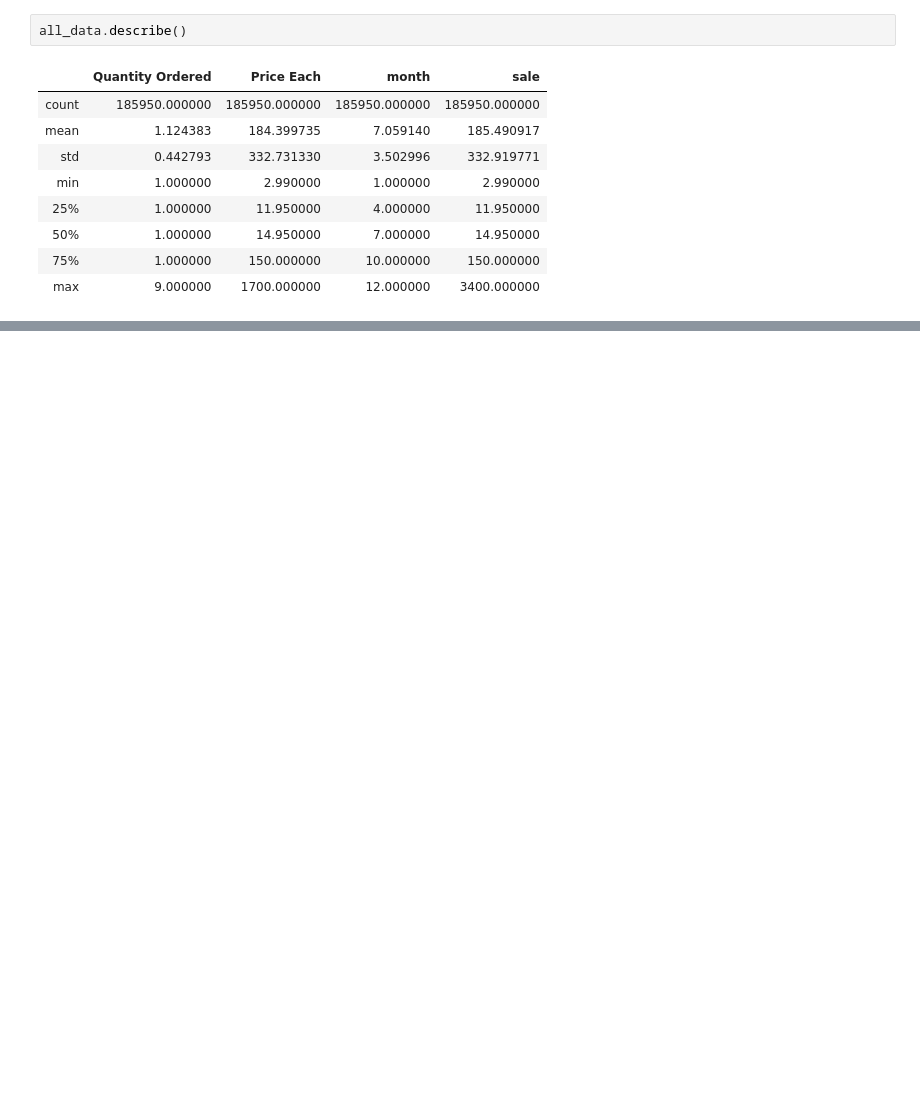
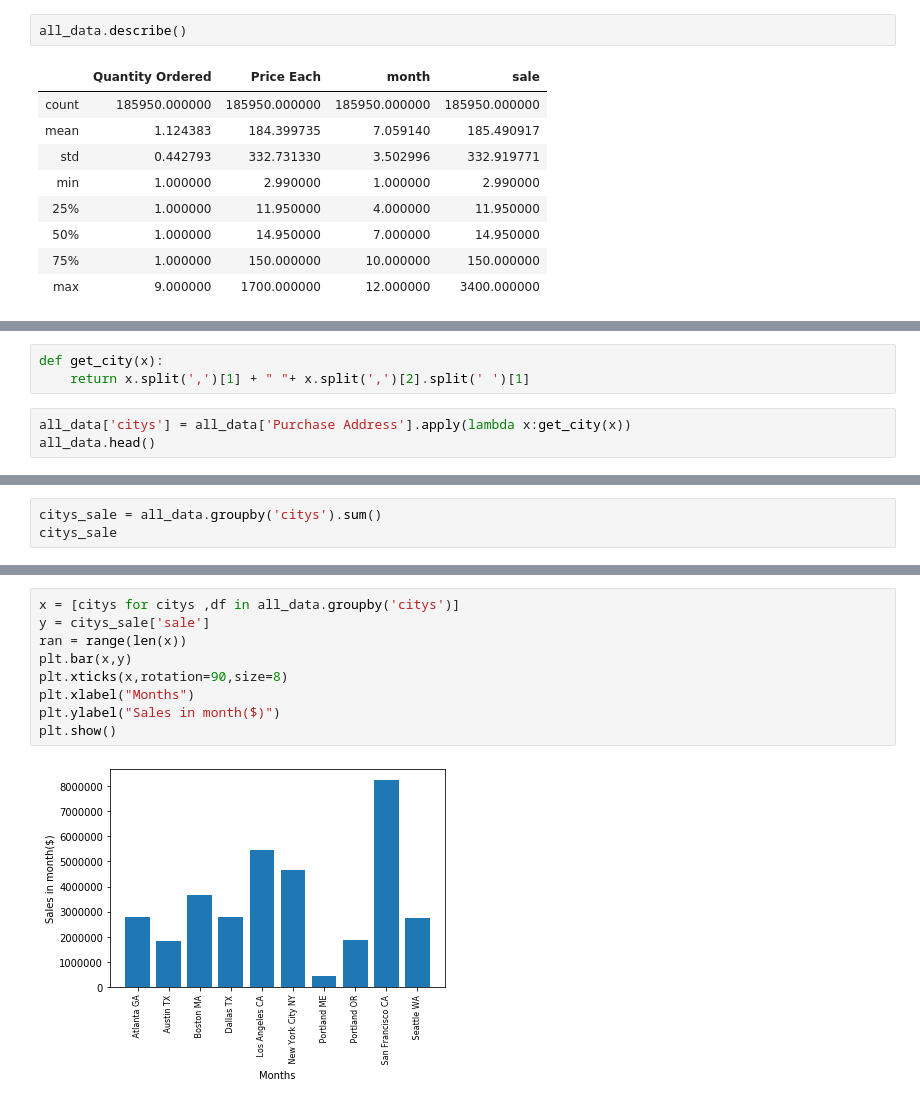
Before and after one commit to vikasvk05/Data-analysis, a Jupyter notebook: Analysis.ipynb, the cells around one changed output, grey strips where cells are left out. Cells and saved outputs as stored; diff of their text form; blank space fills up the shorter version.

```diff
--- a/Analysis.ipynb
+++ b/Analysis.ipynb
@@ -133,0 +147,6 @@ all_data.describe()
+# %%
+def get_city(x):
+    return x.split(',')[1] + " "+ x.split(',')[2].split(' ')[1]
+# %%
+all_data['citys'] = all_data['Purchase Address'].apply(lambda x:get_city(x))
+all_data.head()
@@ -133,0 +160,3 @@ all_data.describe()
+# %%
+citys_sale = all_data.groupby('citys').sum()
+citys_sale
@@ -133,0 +176,11 @@ all_data.describe()
+# %%
+x = [citys for citys ,df in all_data.groupby('citys')]
+y = citys_sale['sale']
+ran = range(len(x))
+plt.bar(x,y)
+plt.xticks(x,rotation=90,size=8)
+plt.xlabel("Months")
+plt.ylabel("Sales in month($)")
+plt.show()
+# %% [output]
+[figure, added]
```
Also changed, not shown: parts of 16 cells of this notebook.
